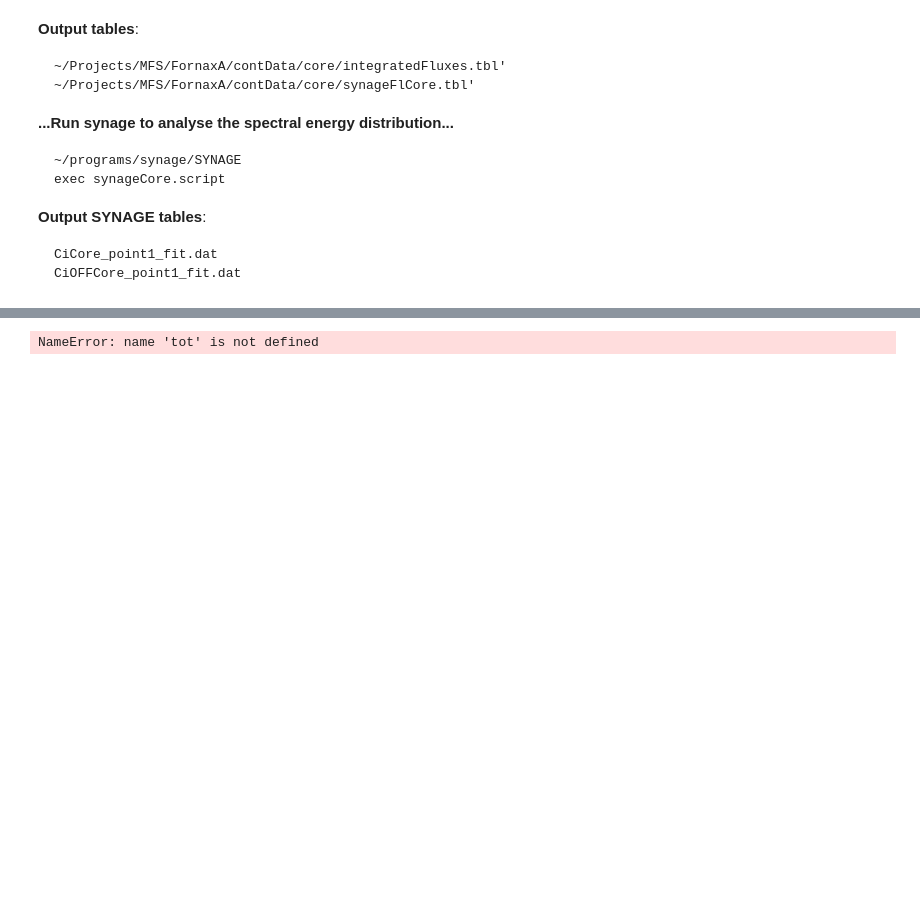
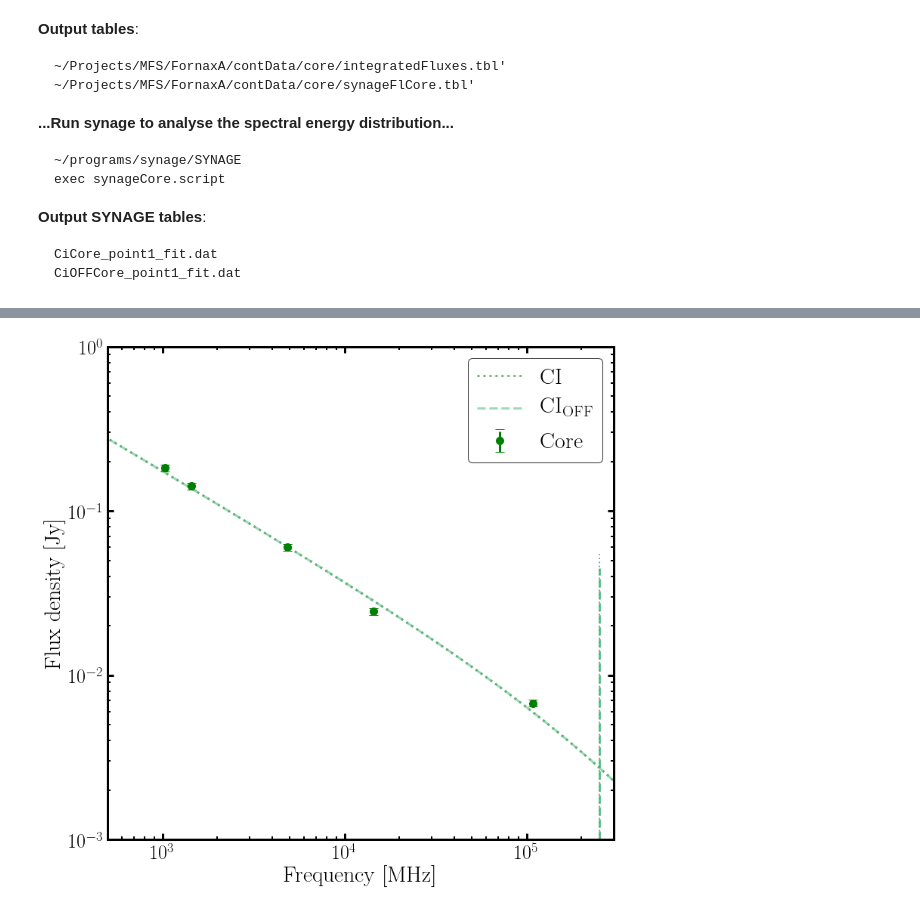
Before and after one commit to Fil8/contData, a Jupyter notebook: Core-Fluxes.ipynb, the cells around one changed output, grey strips where cells are left out. Saved outputs shown, nothing was run; the diff lists cells and outputs as text; code cells hidden in the pictures; blank space fills up the shorter version.

```diff
--- a/Core-Fluxes.ipynb
+++ b/Core-Fluxes.ipynb
@@ -436,5 +636,5 @@ print '\n\t-----> Loaded <-----'
 # %%
-outplot=rootDir+'prova_core.png'
-plCIovCIOFF(tot,modCI,modCIOFF,statsCI,statsCIOFF,'Core',['green','darkgreen','mediumseagreen'],outplot)
+outplot=rootDir+'coreKKK.png'
+plCIovCIOFF(totBeam,modBeamCI,modBeamCIOFF,statsBeamCI,statsBeamCIOFF,'Core',['green','darkgreen','mediumseagreen'],outplot)
 # %% [output]
-NameError: name 'tot' is not defined
+[figure, added]
```
Also changed, not shown: parts of 10 cells of this notebook, 5 other files.
